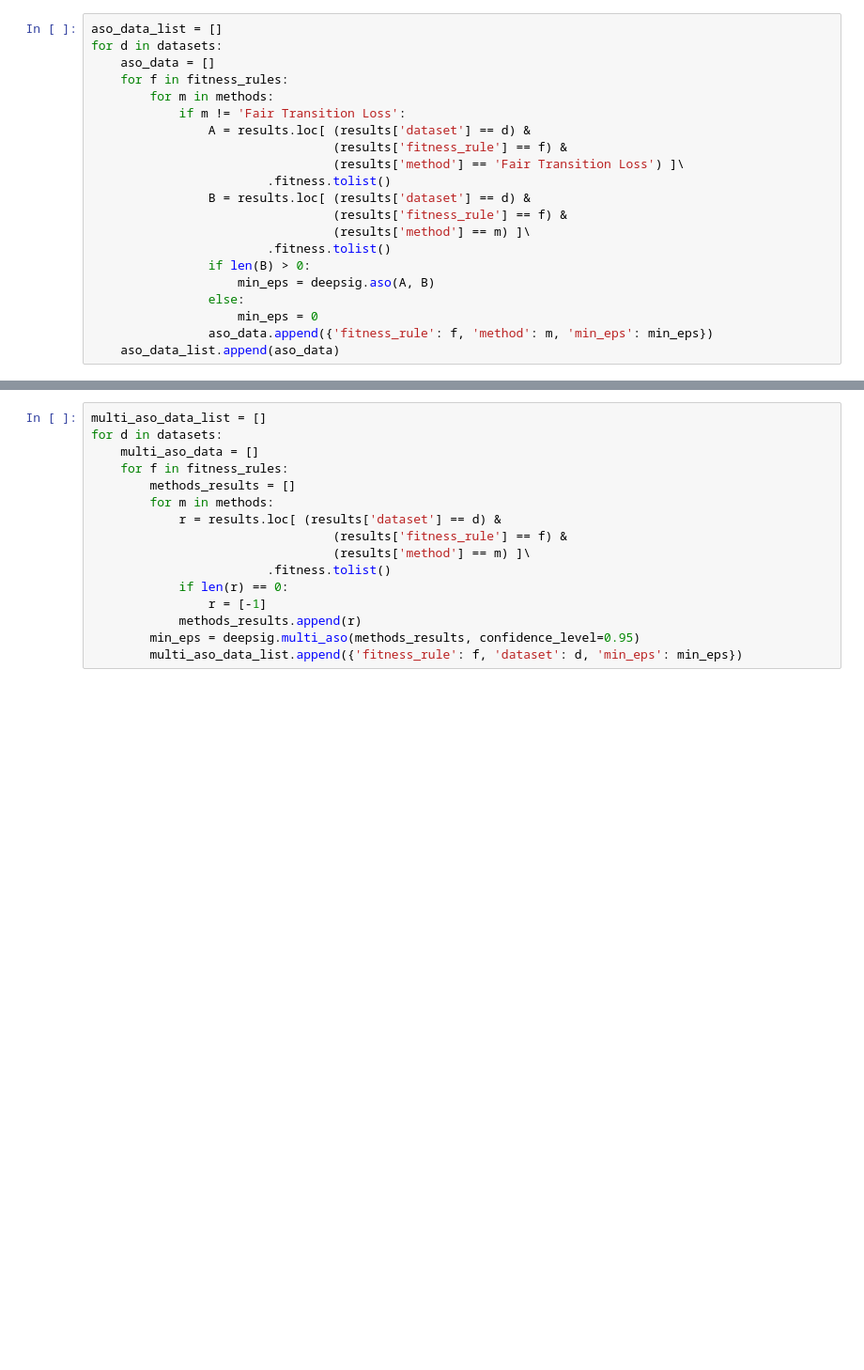
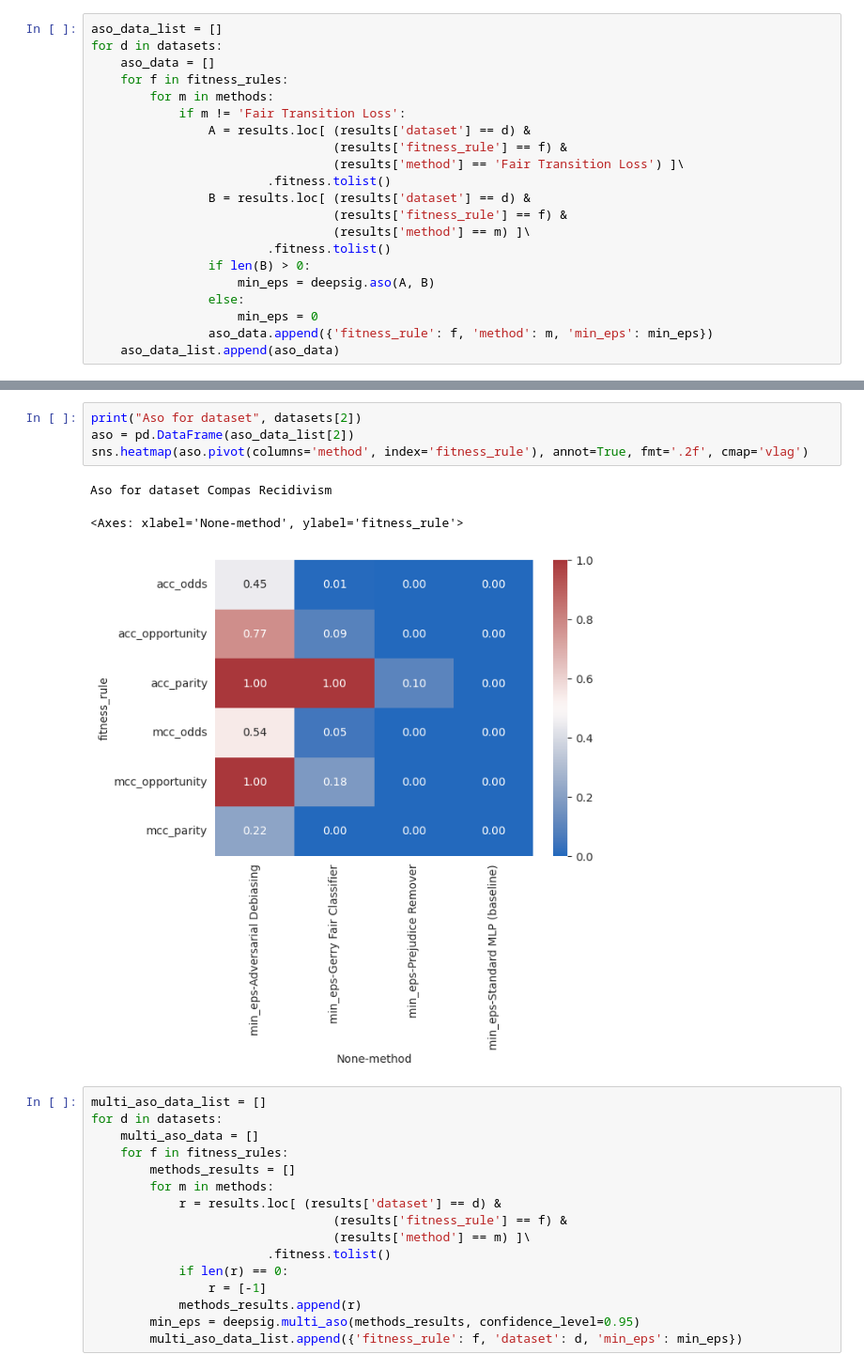
Before and after one commit to ygorcanalli/FairTransitionLoss, a Jupyter notebook: notebooks/2023-07-26/plot.ipynb, the cells around one changed output, grey strips where cells are left out. Shown at 94% size. Saved outputs shown, nothing was run; the diff lists cells and outputs as text; blank space fills up the shorter version.

```diff
--- a/notebooks/2023-07-26/plot.ipynb
+++ b/notebooks/2023-07-26/plot.ipynb
@@ -215,3 +221,11 @@ Aso for dataset Compas Recidivism
+# %%
+print("Aso for dataset", datasets[2])
+aso = pd.DataFrame(aso_data_list[2])
+sns.heatmap(aso.pivot(columns='method', index='fitness_rule'), annot=True, fmt='.2f', cmap='vlag')
+# %% [output]
+Aso for dataset Compas Recidivism
+<Axes: xlabel='None-method', ylabel='fitness_rule'>
+[figure, added]
 # %%
 multi_aso_data_list = []
 for d in datasets:
```
Also changed, not shown: parts of 9 cells of this notebook, 2 other files.
